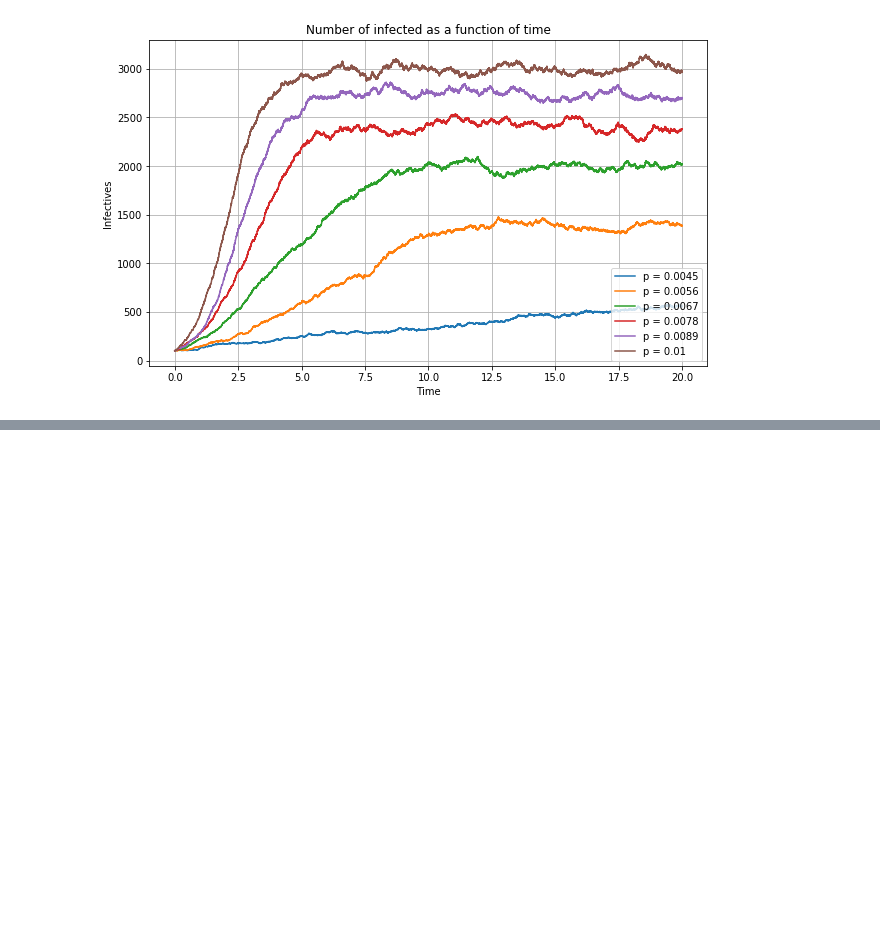
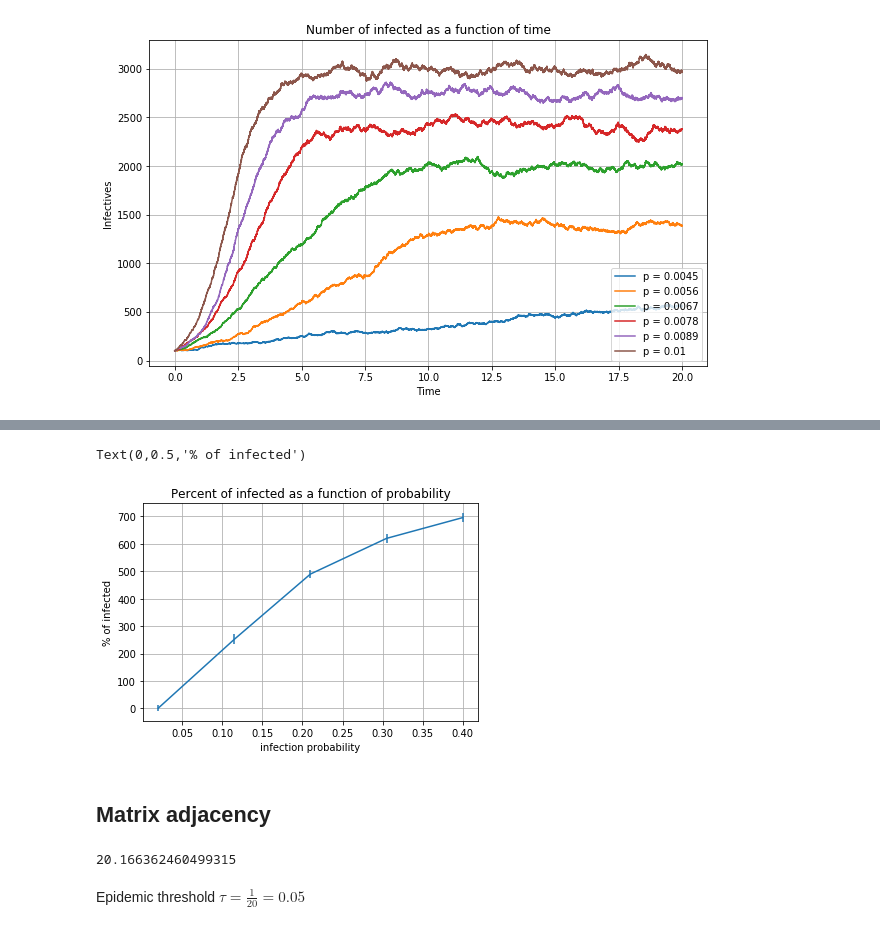
Before and after one commit to tsyrendylykova/multilayerNetwork, a Jupyter notebook: SISModel.ipynb, the cells around one changed output, grey strips where cells are left out. Drawn from its saved outputs; the diff is of its cells as text; code cells hidden in the pictures; blank space fills up the shorter version.

```diff
--- a/SISModel.ipynb
+++ b/SISModel.ipynb
@@ -459,0 +588,18 @@ KeyboardInterrupt:
+# %%
+frac_arr = []
+std_at_stab_time = []
+for i, arr in enumerate(inf_frac):
+    frac_arr.append(arr[t_stab[i]])
+    std_at_stab_time.append(std[t_stab[i]])
+# %%
+fig, ax = plt.subplots()
+ax.errorbar(p_inf_arr, frac_arr, yerr = std_at_stab_time)
+ax.grid(True)
+ax.set_title('Percent of infected as a function of probability')
+ax.set_xlabel('infection probability')
+ax.set_ylabel('% of infected')
+# %% [output]
+Text(0,0.5,'% of infected')
+[figure, added]
+# %% [markdown]
+## Matrix adjacency
@@ -459,0 +610,6 @@ KeyboardInterrupt:
+# %%
+max_eigval
+# %% [output]
+20.166362460499315
+# %% [markdown]
+Epidemic threshold $\tau = \frac{1}{20} = 0.05$
```
Also changed, not shown: parts of 9 cells of this notebook.
